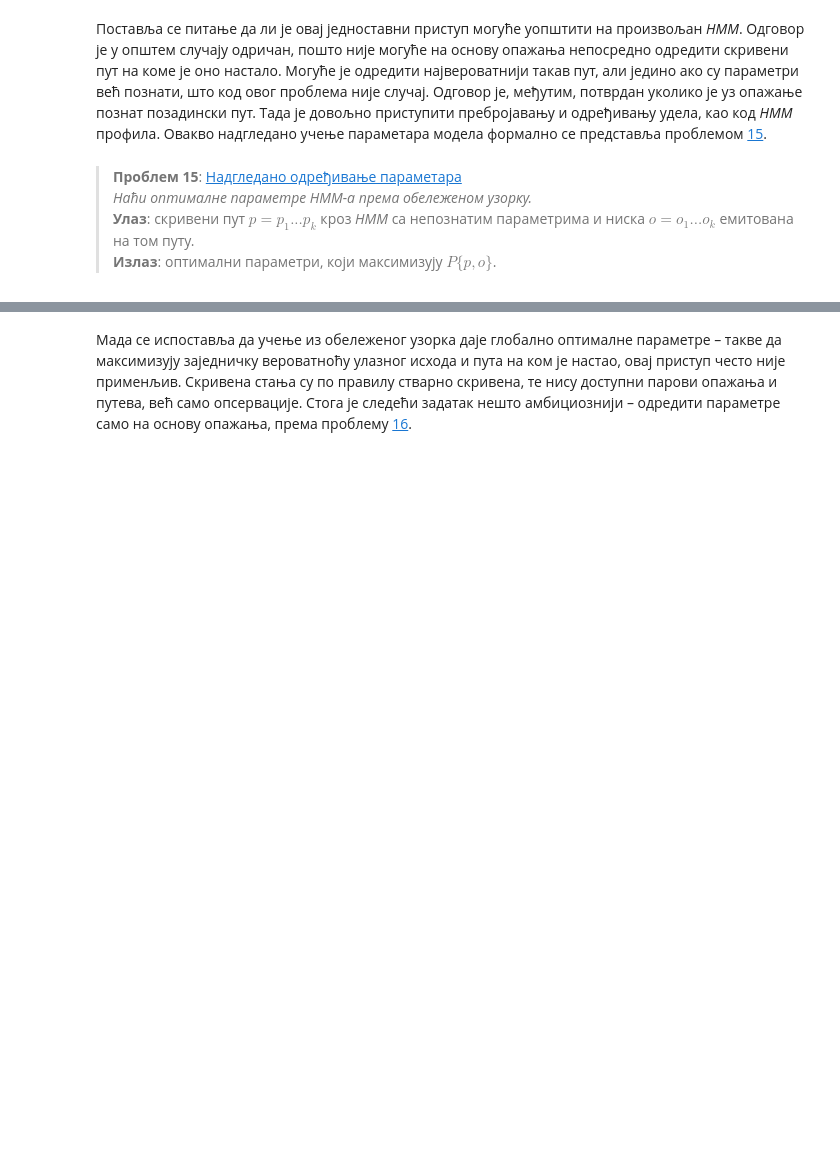
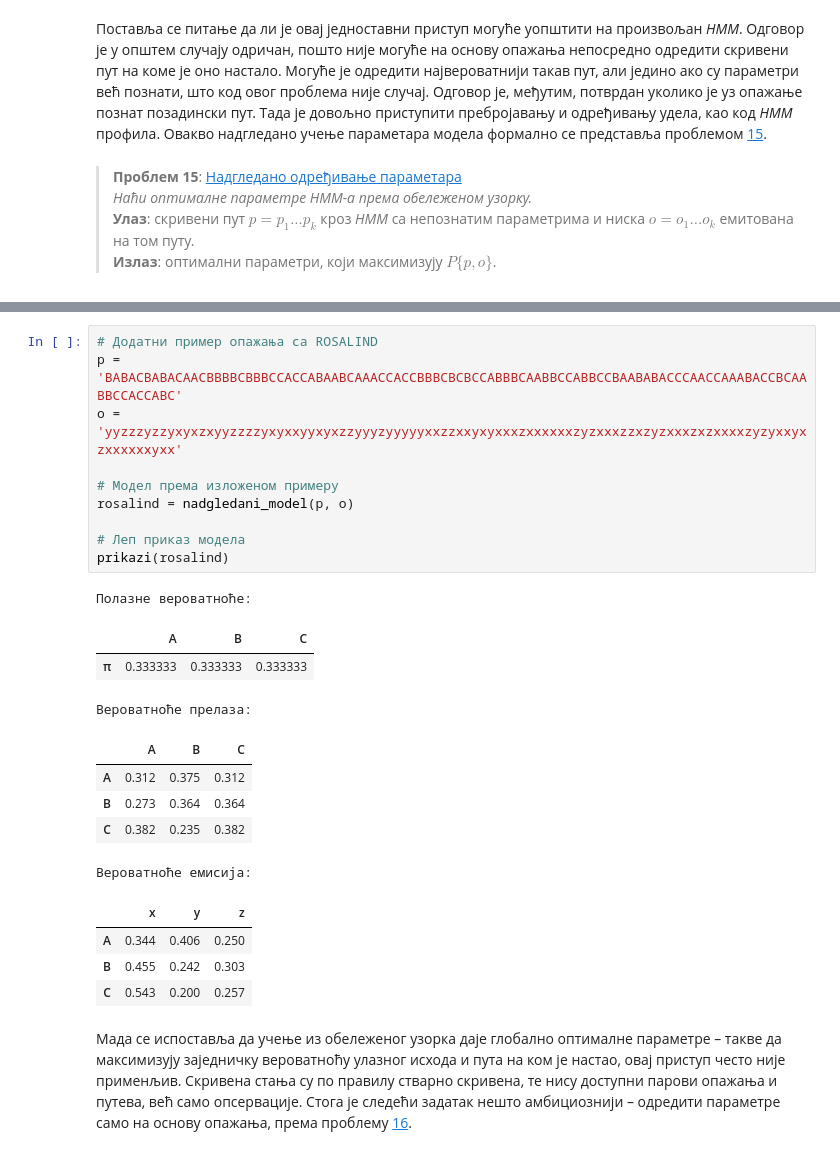
Before and after one commit to matfija/HMM-u-bioinformatici, a Jupyter notebook: lekcija/HMM-u-bioinformatici.ipynb, the cells around one changed output, grey strips where cells are left out. Cells and saved outputs as stored; diff of their text form; blank space fills up the shorter version.

```diff
--- a/lekcija/HMM-u-bioinformatici.ipynb
+++ b/lekcija/HMM-u-bioinformatici.ipynb
@@ -4948,3 +5030,27 @@ op, 'је:', forward_prof(profhmm, op))
+# %%
+# Додатни пример опажања са ROSALIND
+p = 'BABACBABACAACBBBBCBBBCCACCABAABCAAACCACCBBBCBCBCCABBBCAABBCCABBCCBAABABACCCAACCAAABACCBCAABBCCACCABC'
+o = 'yyzzzyzzyxyxzxyyzzzzyxyxxyyxyxzzyyyzyyyyyxxzzxxyxyxxxzxxxxxxzyzxxxzzxzyzxxxzxzxxxxzyzyxxyxzxxxxxxyxx'
+
+# Модел према изложеном примеру
+rosalind = nadgledani_model(p, o)
+
+# Леп приказ модела
+prikazi(rosalind)
+# %% [output]
+Полазне вероватноће:
+|  | A | B | C |
+| π | 0.333333 | 0.333333 | 0.333333 |
+Вероватноће прелаза:
+|  | A | B | C |
+| A | 0.312 | 0.375 | 0.312 |
+| B | 0.273 | 0.364 | 0.364 |
+| C | 0.382 | 0.235 | 0.382 |
+Вероватноће емисија:
+|  | x | y | z |
+| A | 0.344 | 0.406 | 0.250 |
+| B | 0.455 | 0.242 | 0.303 |
+| C | 0.543 | 0.200 | 0.257 |
 # %% [markdown]
 Мада се испоставља да учење из обележеног узорка даје глобално оптималне параметре – такве да максимизују заједничку вероватноћу улазног исхода и пута на ком је настао, овај приступ често није применљив. Скривена стања су по правилу стварно скривена, те нису доступни парови опажања и путева, већ само опсервације. Стога је следећи задатак нешто амбициознији – одредити параметре само на основу опажања, према проблему [16].
 
```
Also changed, not shown: parts of 8 cells of this notebook, 3 other files.
